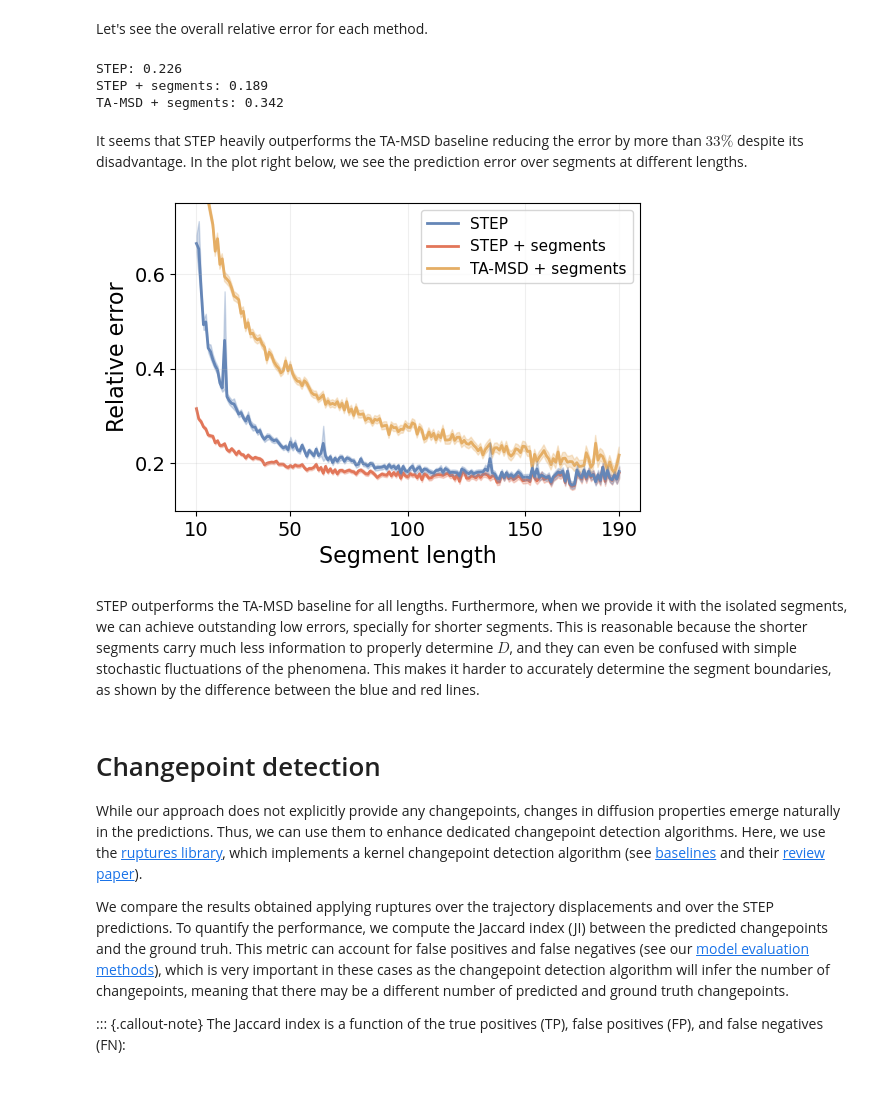
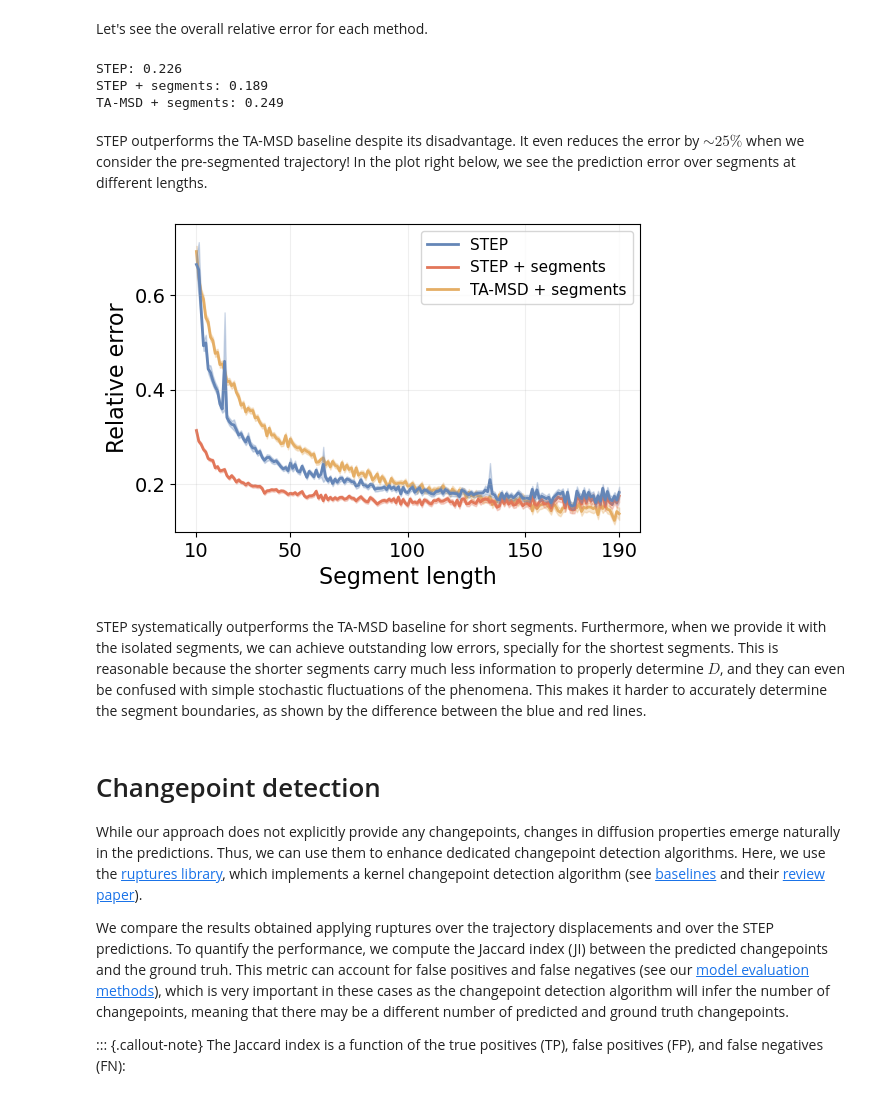
Before and after one commit to BorjaRequena/step, a Jupyter notebook: nbs/tutorials/01_analysis_bm.ipynb, the cells around one changed output. Cells and saved outputs as stored; diff of their text form; code cells hidden in the pictures.

```diff
--- a/nbs/tutorials/01_analysis_bm.ipynb
+++ b/nbs/tutorials/01_analysis_bm.ipynb
@@ -215,45 +220,42 @@ with open(plot_data_path, 'wb') as f:
     pickle.dump(metric_by_length, f, protocol=pickle.HIGHEST_PROTOCOL)
 # %% [markdown]
 Let's see the overall relative error for each method.
-# %%
-#| code-fold: true
-print(f"STEP: {metric_by_length_D['err']['global']:.3f}")
-print(f"STEP + segments: {metric_by_length_D['err_segment']['global']:.3f}")
-print(f"TA-MSD + segments: {metric_by_length_D['err_tamsd']['global']:.3f}")
-# %% [output]
-STEP: 0.226
-STEP + segments: 0.189
-TA-MSD + segments: 0.342
+# %%
+#| code-fold: true
+print(f"STEP: {metric_by_length_D['err']['global']:.3f}")
+print(f"STEP + segments: {metric_by_length_D['err_segment']['global']:.3f}")
+print(f"TA-MSD + segments: {metric_by_length_D['err_tamsd']['global']:.3f}")
+# %% [output]
+STEP: 0.226
+STEP + segments: 0.189
+TA-MSD + segments: 0.249
 # %% [markdown]
-It seems that STEP heavily outperforms the TA-MSD baseline reducing the error by more than $33\%$ despite its disadvantage. In the plot right below, we see the prediction error over segments at different lengths.
+STEP outperforms the TA-MSD baseline despite its disadvantage. It even reduces the error by $\sim 25\%$ when we consider the pre-segmented trajectory! In the plot right below, we see the prediction error over segments at different lengths.
-# %%
-#| code-fold: true
-fig = plt.figure(figsize=(1.5*fig_size, fig_size))
-labels = ['STEP', 'STEP + segments', 'TA-MSD + segments']
-markers = ['o', 's', 'D']
-
-for i, m in enumerate(metric_by_length_D.keys()):
-    if i%2 != 0: continue
-    mean, sem = metric_by_length_D[m]['mean'], metric_by_length_D[m]['sem']
-    label = labels[i//2]
-    zorder = 1 if i == 0 else -1
-    plt.plot(lengths, mean, color=colors[i//2], label=label,
-             zorder=zorder, lw=linewidth)
-    plt.fill_between(lengths, mean - sem, mean + sem, color=colors[i//2],
-                     alpha=0.3, zorder=zorder)
-
-plt.grid(alpha=alpha_grid)
-plt.legend(fontsize=11)
-plt.tick_params(labelsize=14)
-plt.ylim([0.1, 0.75])
-plt.xticks([10, 50, 100, 150, 190])
-plt.yticks([0.2, 0.4, 0.6])
-plt.xlabel("Segment length", fontsize=16)
-plt.ylabel("Relative error", fontsize=16);
-# %% [output]
-[figure, removed]
+# %%
+#| code-fold: true
+fig = plt.figure(figsize=(1.5*fig_size, fig_size))
+labels = ['STEP', 'STEP + segments', 'TA-MSD + segments']
+markers = ['o', 's', 'D']
+
+for i, m in enumerate(metric_by_length.keys()):
+    mean, sem = metric_by_length[m]['mean'], metric_by_length[m]['sem']
+    plt.plot(lengths, mean, color=colors[i], label=labels[i],
+             zorder=zorder, lw=linewidth)
+    plt.fill_between(lengths, mean - sem, mean + sem, color=colors[i],
+                     alpha=0.3, zorder=-i)
+
+plt.grid(alpha=alpha_grid)
+plt.legend(fontsize=11)
+plt.tick_params(labelsize=14)
+plt.ylim([0.1, 0.75])
+plt.xticks([10, 50, 100, 150, 190])
+plt.yticks([0.2, 0.4, 0.6])
+plt.xlabel("Segment length", fontsize=16)
+plt.ylabel("Relative error", fontsize=16);
+# %% [output]
+[figure, added]
 # %% [markdown]
-STEP outperforms the TA-MSD baseline for all lengths. Furthermore, when we provide it with the isolated segments, we can achieve outstanding low errors, specially for shorter segments. This is reasonable because the shorter segments carry much less information to properly determine $D$, and they can even be confused with simple stochastic fluctuations of the phenomena. This makes it harder to accurately determine the segment boundaries, as shown by the difference between the blue and red lines.
+STEP systematically outperforms the TA-MSD baseline for short segments. Furthermore, when we provide it with the isolated segments, we can achieve outstanding low errors, specially for the shortest segments. This is reasonable because the shorter segments carry much less information to properly determine $D$, and they can even be confused with simple stochastic fluctuations of the phenomena. This makes it harder to accurately determine the segment boundaries, as shown by the difference between the blue and red lines.
 # %% [markdown]
 # Changepoint detection
 
```
Also changed, not shown: parts of 9 cells of this notebook, 14 other files.
